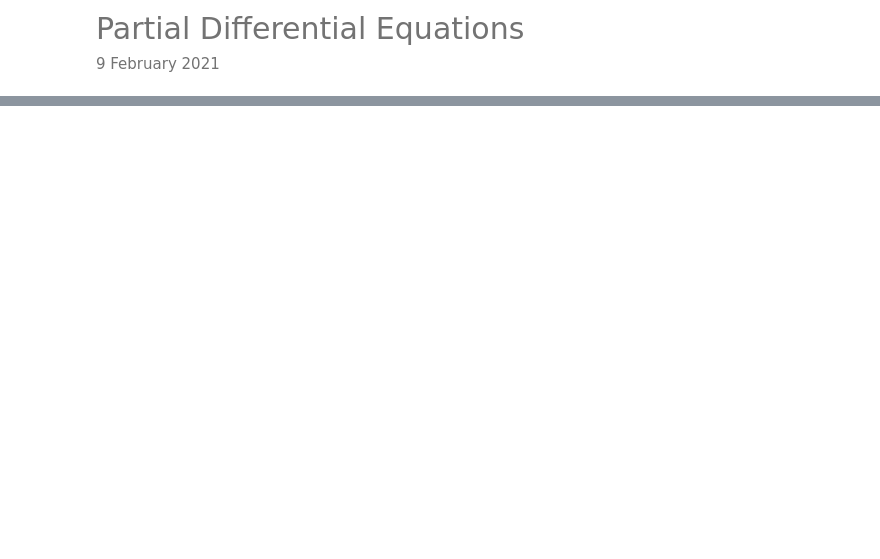
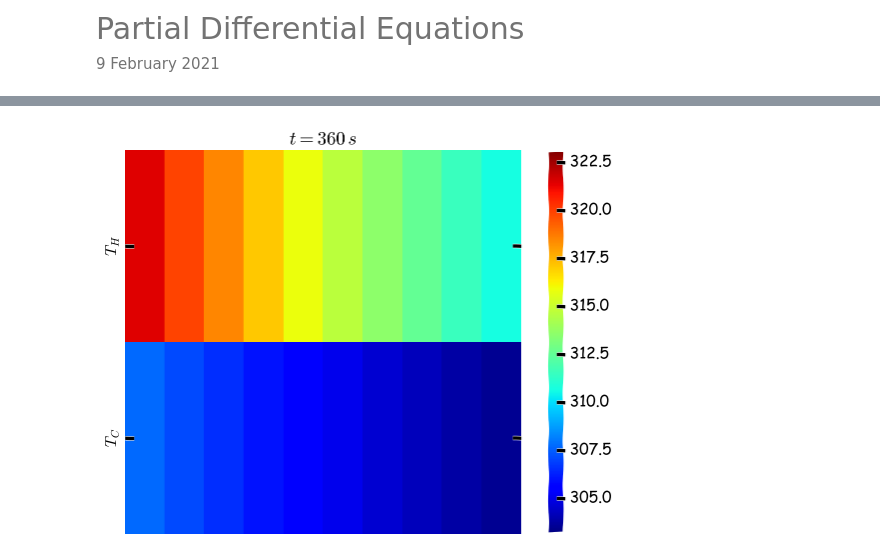
Before and after one commit to aakanksha-gubbala/processSimulation, a Jupyter notebook: Assignment 5/Assignment-5.ipynb, the cells around one changed output, grey strips where cells are left out. Drawn from its saved outputs; the diff is of its cells as text; code cells hidden in the pictures; blank space fills up the shorter version.

```diff
--- a/Assignment 5/Assignment-5.ipynb
+++ b/Assignment 5/Assignment-5.ipynb
@@ -218,0 +318,3 @@ get_solution(1000, T)
+# %%
+get_HeatMap_I(10, period1)
+# %% [output]
@@ -218,0 +322 @@ get_solution(1000, T)
+[figure, added]
```
Also changed, not shown: parts of 40 cells of this notebook, 18 other files.
